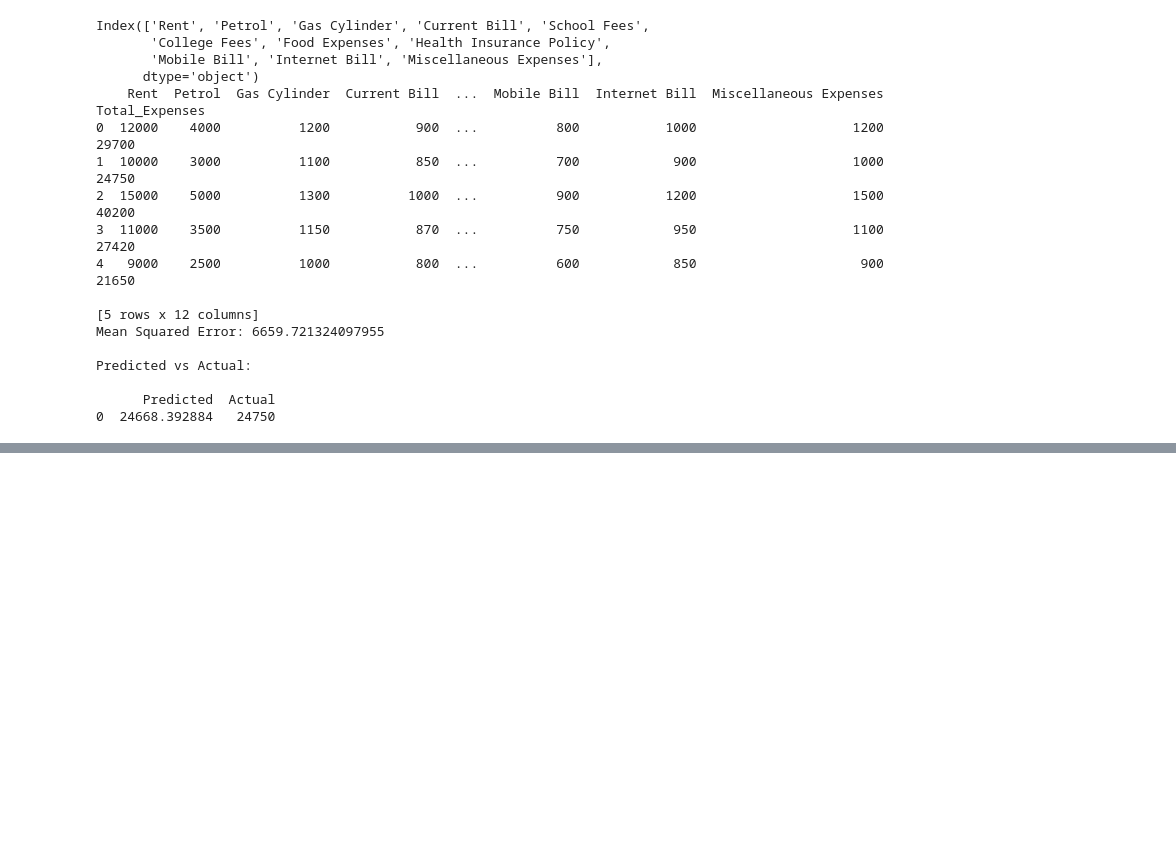
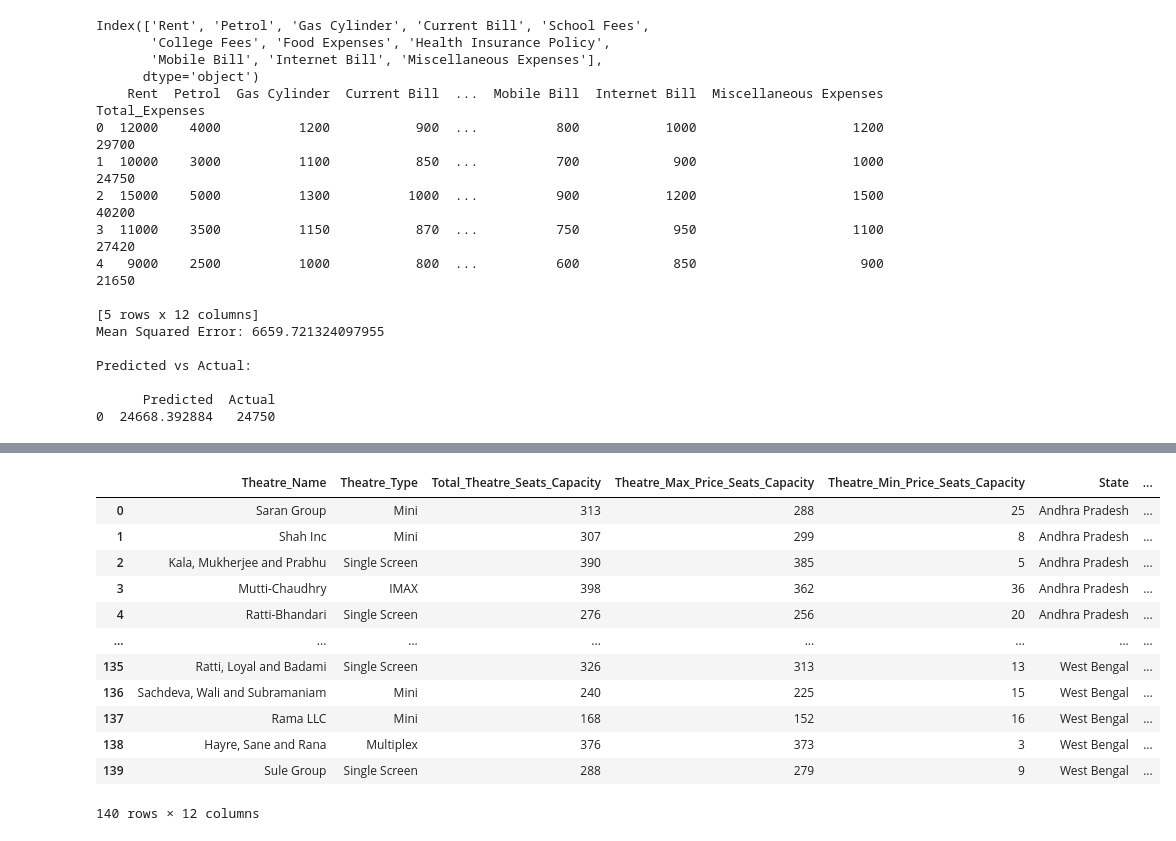
Before and after one commit to deanesh/artificial-intelligence, a Jupyter notebook: ml-combination-samples/ML-Combination-Examples.ipynb, the cells around one changed output, grey strips where cells are left out. Cells and saved outputs as stored; diff of their text form; code cells hidden in the pictures; blank space fills up the shorter version.

```diff
--- a/ml-combination-samples/ML-Combination-Examples.ipynb
+++ b/ml-combination-samples/ML-Combination-Examples.ipynb
@@ -628,0 +1061,20 @@ Predicted vs Actual:
+# %%
+top_5_max_price_theatres_by_state = (
+    df.sort_values(by=["State", "Ticket_Price_Max"], ascending=[True, False])
+    .groupby("State").head(5).reset_index(drop=True)
+)
+top_5_max_price_theatres_by_state
+# %% [output]
+|  | Theatre_Name | Theatre_Type | Total_Theatre_Seats_Capacity | Theatre_Max_Price_Seats_Capacity | Theatre_Min_Price_Seats_Capacity | State | ... |
+| 0 | Saran Group | Mini | 313 | 288 | 25 | Andhra Pradesh | ... |
+| 1 | Shah Inc | Mini | 307 | 299 | 8 | Andhra Pradesh | ... |
+| 2 | Kala, Mukherjee and Prabhu | Single Screen | 390 | 385 | 5 | Andhra Pradesh | ... |
+| 3 | Mutti-Chaudhry | IMAX | 398 | 362 | 36 | Andhra Pradesh | ... |
+| 4 | Ratti-Bhandari | Single Screen | 276 | 256 | 20 | Andhra Pradesh | ... |
+| ... | ... | ... | ... | ... | ... | ... | ... |
+| 135 | Ratti, Loyal and Badami | Single Screen | 326 | 313 | 13 | West Bengal | ... |
+| 136 | Sachdeva, Wali and Subramaniam | Mini | 240 | 225 | 15 | West Bengal | ... |
+| 137 | Rama LLC | Mini | 168 | 152 | 16 | West Bengal | ... |
+| 138 | Hayre, Sane and Rana | Multiplex | 376 | 373 | 3 | West Bengal | ... |
+| 139 | Sule Group | Single Screen | 288 | 279 | 9 | West Bengal | ... |
+140 rows × 12 columns
```
Also changed, not shown: parts of 29 cells of this notebook.
